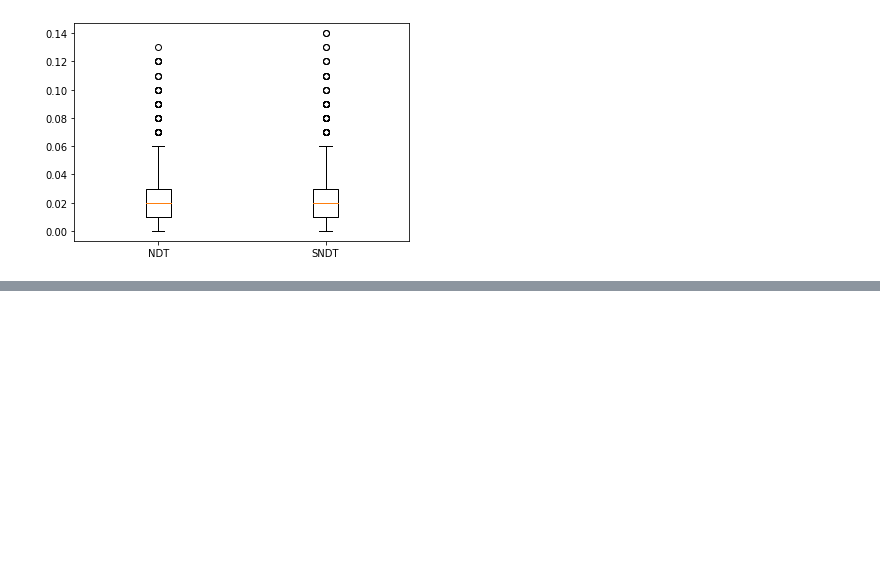
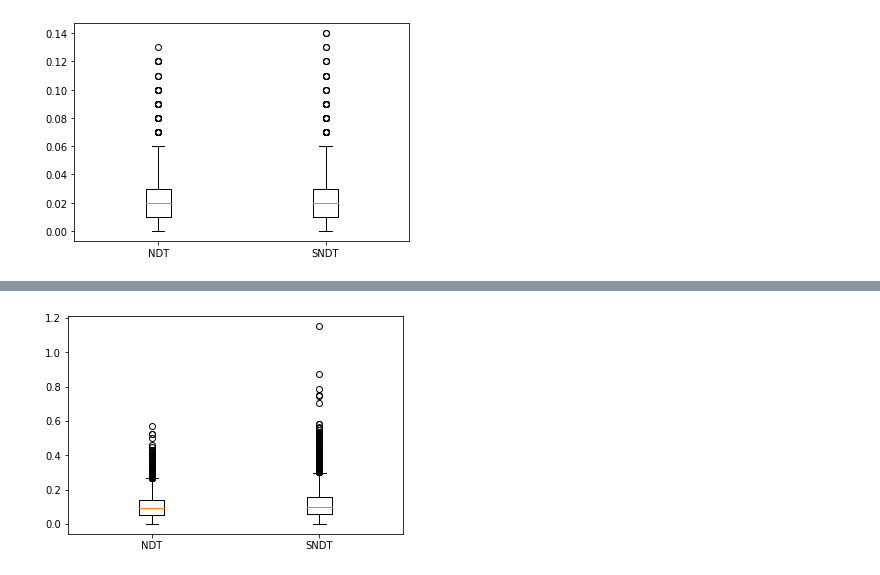
Before and after one commit to HuaTsai/Normal-Vector-NDT, a Jupyter notebook: src/sndt_exec/scripts/BoxPlot.ipynb, the cells around one changed output, grey strips where cells are left out. Cells and saved outputs as stored; diff of their text form; code cells hidden in the pictures; blank space fills up the shorter version.

```diff
--- a/src/sndt_exec/scripts/BoxPlot.ipynb
+++ b/src/sndt_exec/scripts/BoxPlot.ipynb
@@ -96,0 +131,4 @@ timeused(ndtrot, sndtrot)
+# %%
+timeused(r1r, r2r)
+# %% [output]
+[figure, added]
```
Also changed, not shown: parts of 8 cells of this notebook, 57 other files.
